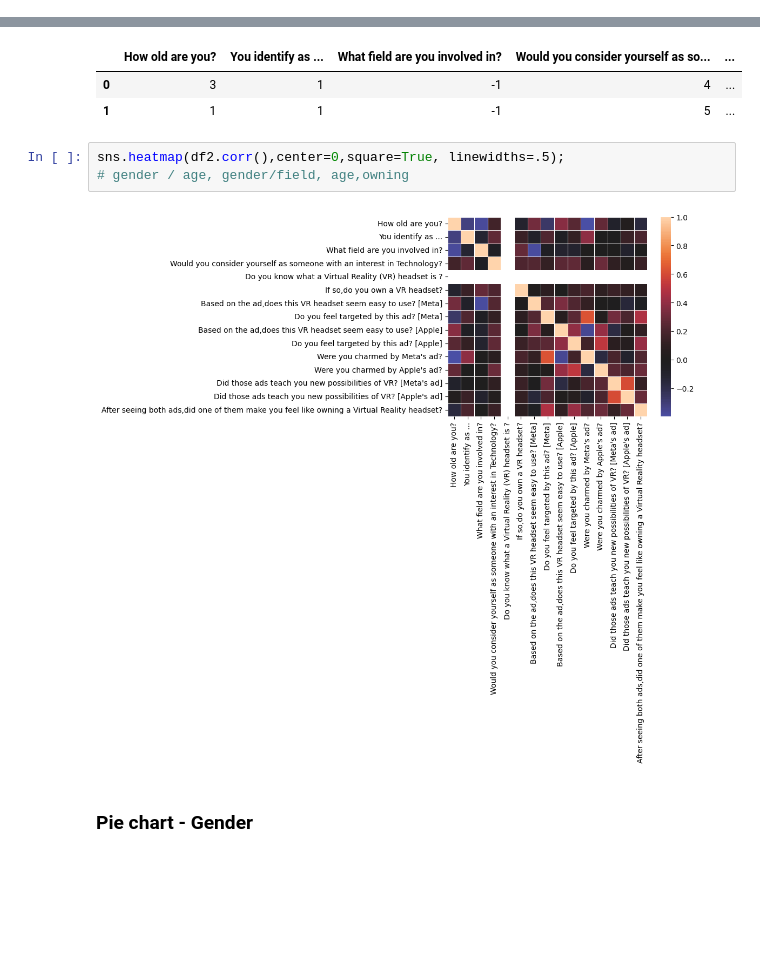
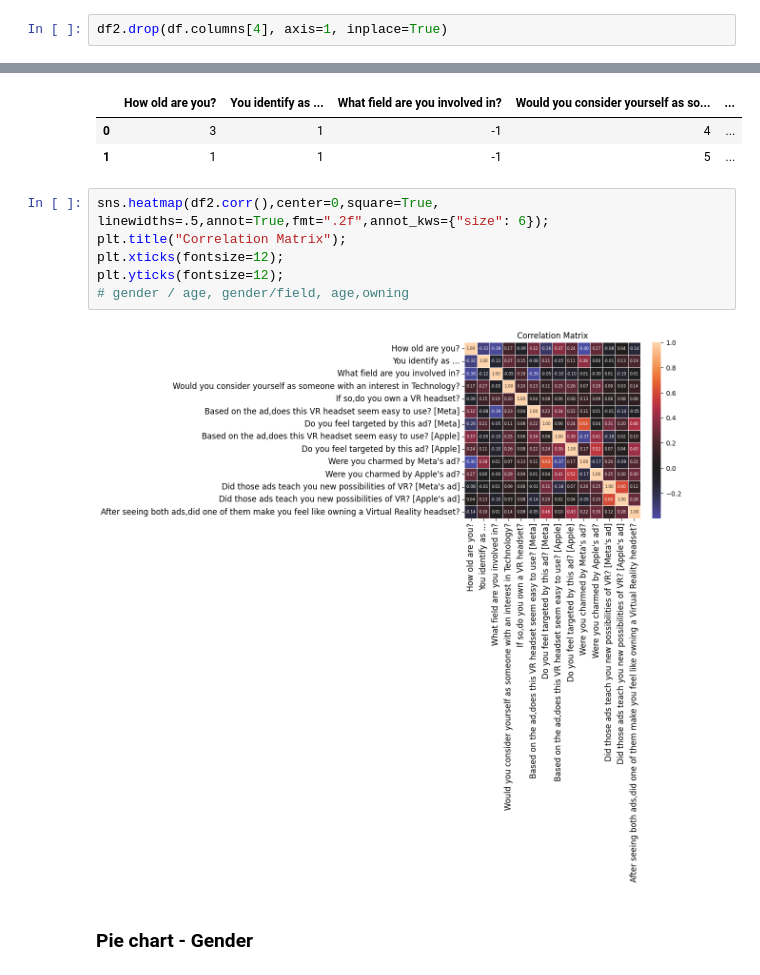
Before and after one commit to walex999/VR-thesis-analysis, a Jupyter notebook: analysis.ipynb, the cells around one changed output, grey strips where cells are left out. Drawn from its saved outputs; the diff is of its cells as text; blank space fills up the shorter version.

```diff
--- a/analysis.ipynb
+++ b/analysis.ipynb
@@ -106,6 +106,8 @@ Did those ads teach you new possibilities of VR? [Apple's ad]
 After seeing both ads,did one of them make you feel like owning a Virtual Reality headset?                                                       int64
 How much would you be willing to spend on a Virtual Reality Headset?                                                                            object
 dtype: object
+# %%
+df2.drop(df.columns[4], axis=1, inplace=True)
 # %%
 df2.drop(columns=df2.select_dtypes(exclude=['float','int64']).columns,inplace=True)
 df2.head(2)
@@ -123,10 +125,13 @@ df2.head(2)
 | 0 | 3 | 1 | -1 | 4 | ... |
 | 1 | 1 | 1 | -1 | 5 | ... |
 # %%
-sns.heatmap(df2.corr(),center=0,square=True, linewidths=.5);
+sns.heatmap(df2.corr(),center=0,square=True, linewidths=.5,annot=True,fmt=".2f",annot_kws={"size": 6});
+plt.title("Correlation Matrix");
+plt.xticks(fontsize=12);
+plt.yticks(fontsize=12);
 # gender / age, gender/field, age,owning
 # %% [output]
-[figure, old version]
+[figure, new version]
 # %% [markdown]
 ### Pie chart - Gender
 # %%
```
Also changed, not shown: parts of 5 cells of this notebook, 1 other file.
